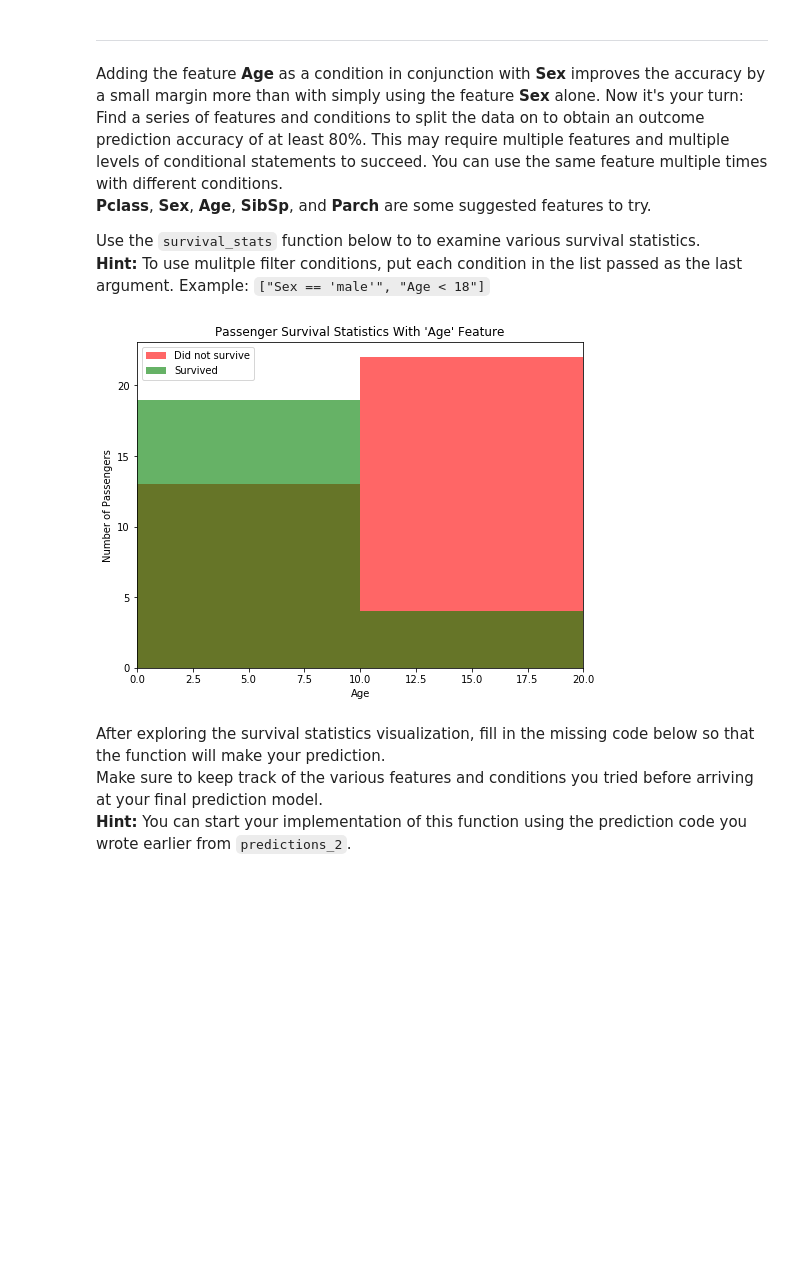
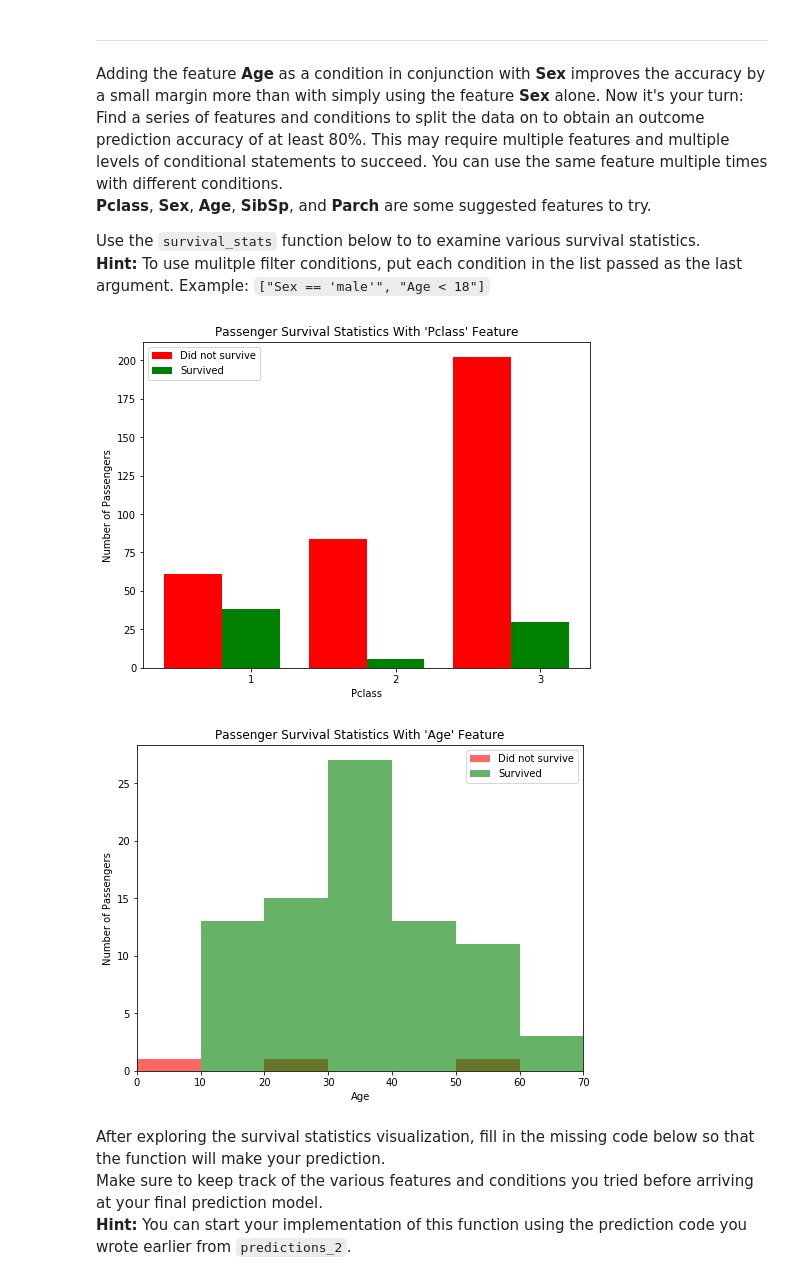
Before and after one commit to praxitelisk/MLND-P0-Titanic-Survival-Exploration, a Jupyter notebook: titanic_survival_exploration.ipynb, the cells around one changed output. Saved outputs shown, nothing was run; the diff lists cells and outputs as text; code cells hidden in the pictures; blank space fills up the shorter version.

```diff
--- a/titanic_survival_exploration.ipynb
+++ b/titanic_survival_exploration.ipynb
@@ -220,10 +219,13 @@ Adding the feature **Age** as a condition in conjunction with **Sex** improves t
 
 Use the `survival_stats` function below to to examine various survival statistics.
 **Hint:** To use mulitple filter conditions, put each condition in the list passed as the last argument. Example: `["Sex == 'male'", "Age < 18"]`
-# %%
-vs.survival_stats(data, outcomes, 'Age', ["Sex == 'male'", "Age < 18"])
-# %% [output]
-[figure, removed]
+# %%
+vs.survival_stats(data, outcomes, 'Pclass', ["Sex == 'male'", "Age >= 10"])
+
+vs.survival_stats(data, outcomes, 'Age', ["Sex == 'female'", "Pclass == 1"])
+# %% [output]
+[figure, added]
+[figure, added]
 # %% [markdown]
 After exploring the survival statistics visualization, fill in the missing code below so that the function will make your prediction.
 Make sure to keep track of the various features and conditions you tried before arriving at your final prediction model.
```
Also changed, not shown: parts of 7 cells of this notebook, 1 other file.
